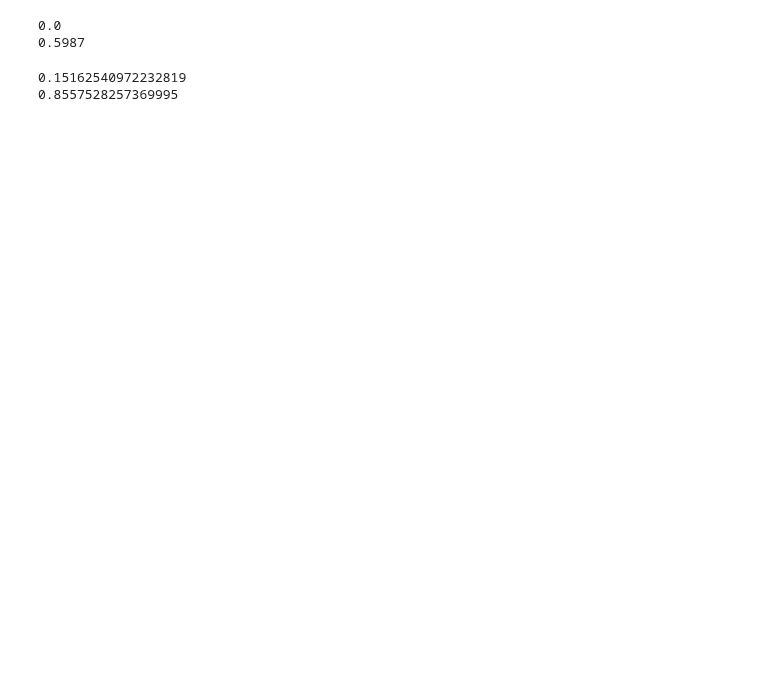
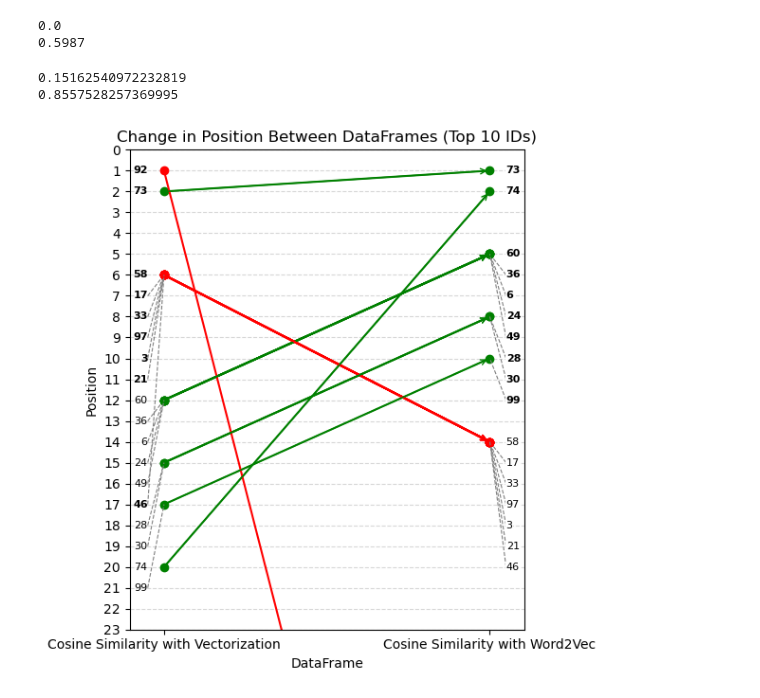
Before and after one commit to sralter/potential_talents, a Jupyter notebook: potential_talents.ipynb, the cells around one changed output. Cells and saved outputs as stored; diff of their text form; code cells hidden in the pictures; blank space fills up the shorter version.

```diff
--- a/potential_talents.ipynb
+++ b/potential_talents.ipynb
@@ -1323,3 +1321,76 @@ print(top10_candidates_mean_sim['mean_similarity'].max())
 # %% [output]
 0.15162540972232819
 0.8557528257369995
+# %%
+# Helper function to offset labels
+def adjust_label_position(existing_positions, new_pos, offset=1):
+    while new_pos in existing_positions:
+        new_pos += offset  # Adjust position to avoid overlap
+    existing_positions.add(new_pos)
+    return new_pos
+
+# Plot the filtered data
+plt.figure(figsize=(6, 6))
+
+existing_positions_cosine = set()  # Track used positions for left labels
+existing_positions_word2vec = set()  # Track used positions for right labels
+
+for _, row in filtered_merged.iterrows():
+    # Draw lines between positions
+    plt.plot(
+        [1, 2],  # Time points
+        [row['position_cosine'], row['position_word2vec']],  # Ranks
+        marker='o',
+        color='black' if row['position_cosine'] == row['position_word2vec'] else ('green' if row['position_word2vec'] < row['position_cosine'] else 'red'),
+        linestyle='-'
+    )
+    # Add arrows
+    plt.annotate(
+        '',
+        xy=(2, row['position_word2vec']),
+        xytext=(1, row['position_cosine']),
+        arrowprops=dict(color=('green' if row['position_word2vec'] < row['position_cosine']
+                        else 'red' if row['position_word2vec'] > row['position_cosine']
+                        else 'black'), arrowstyle="->")
+    )
+    # Determine label color (blue for top 10, black otherwise)
+    left_fontweight = 'bold' if row['position_cosine'] <= 10 else 'normal'
+    right_fontweight = 'bold' if row['position_word2vec'] <= 10 else 'normal'
+
+    # Adjust labels to avoid overlapping
+    # Left label (cosine position)
+    adjusted_position_cosine = adjust_label_position(existing_positions_cosine, row['position_cosine'])
+    plt.text(0.95, adjusted_position_cosine, f"{int(row['id'])}", ha='right', va='center', fontsize=8, fontweight=left_fontweight)
+    # Tie line for left label
+    if adjusted_position_cosine != row['position_cosine']:
+        plt.plot([0.95, 1], [adjusted_position_cosine, row['position_cosine']], color='gray', linestyle='--', linewidth=0.8)
+
+    # Right label (word2vec position)
+    adjusted_position_word2vec = adjust_label_position(existing_positions_word2vec, row['position_word2vec'])
+    plt.text(2.05, adjusted_position_word2vec, f"{int(row['id'])}", ha='left', va='center', fontsize=8, fontweight=right_fontweight,
+            clip_on=True, bbox=dict(facecolor='white',edgecolor='none',pad=0.2)) # one label is way out of frame
+    # Tie line for right label
+    if adjusted_position_word2vec != row['position_word2vec']:
+        plt.plot([2.05, 2], [adjusted_position_word2vec, row['position_word2vec']], color='gray', linestyle='--', linewidth=0.8)
+
+# Customize plot
+plt.xticks([1, 2], ['Cosine Similarity with Vectorization', 'Cosine Similarity with Word2Vec'])
+plt.gca().invert_yaxis()  # Rank 1 on top
+plt.xlabel('DataFrame')
+plt.ylabel('Position')
+plt.title('Change in Position Between DataFrames (Top 10 IDs)')
+
+# set gridlines
+y_min = 0
+y_max = 25
+# specify y-ticks at every integer within the range
+plt.yticks(np.arange(y_min, y_max + 1, 1))
+plt.gca().yaxis.grid(True)  # Enable y-axis grid
+plt.gca().invert_yaxis()     # Rank 1 on top
+
+plt.grid(axis='y', linestyle='--', alpha=0.5)
+plt.tight_layout()
+plt.ylim(23,0)
+plt.show()
+# %% [output]
+[figure, added]
```
Also changed, not shown: parts of 7 cells of this notebook, 10 other files.
